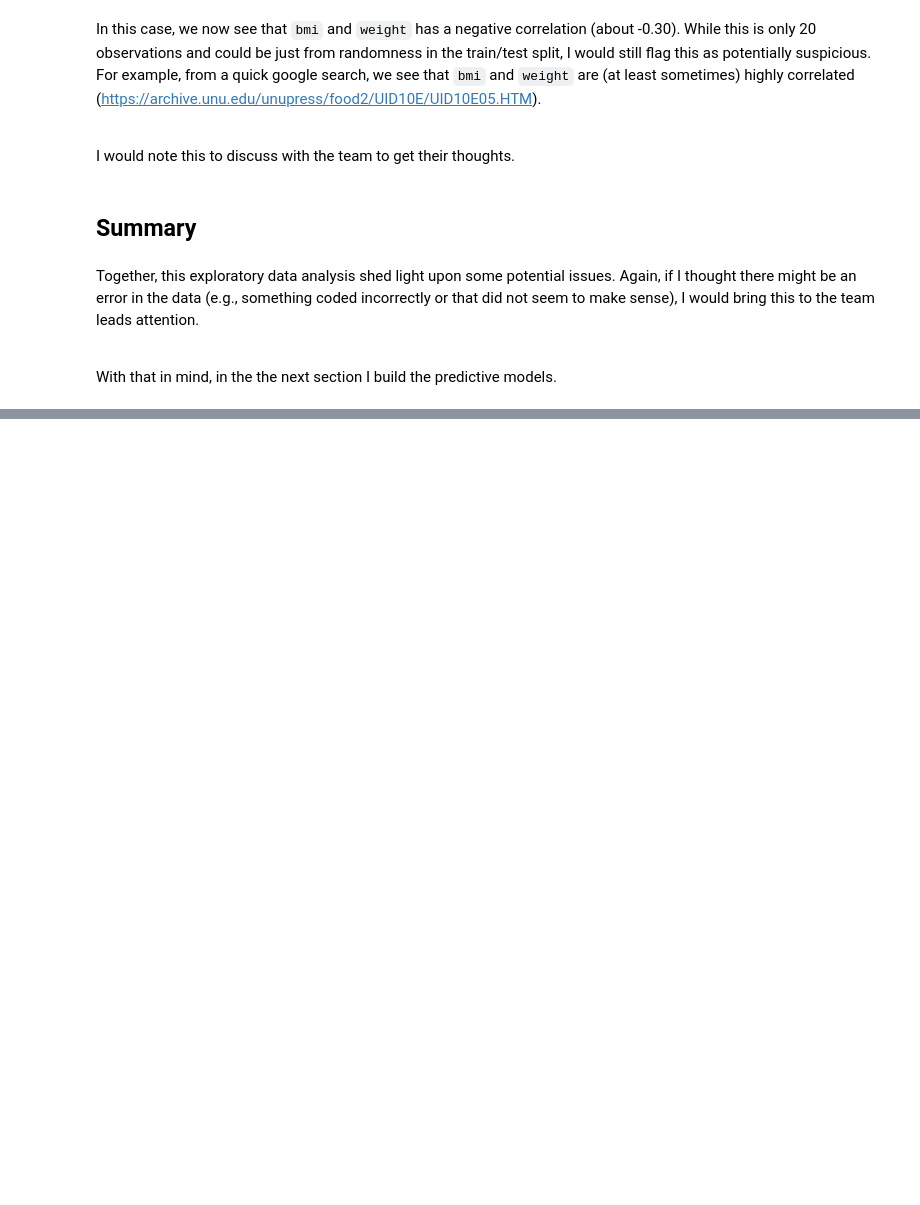
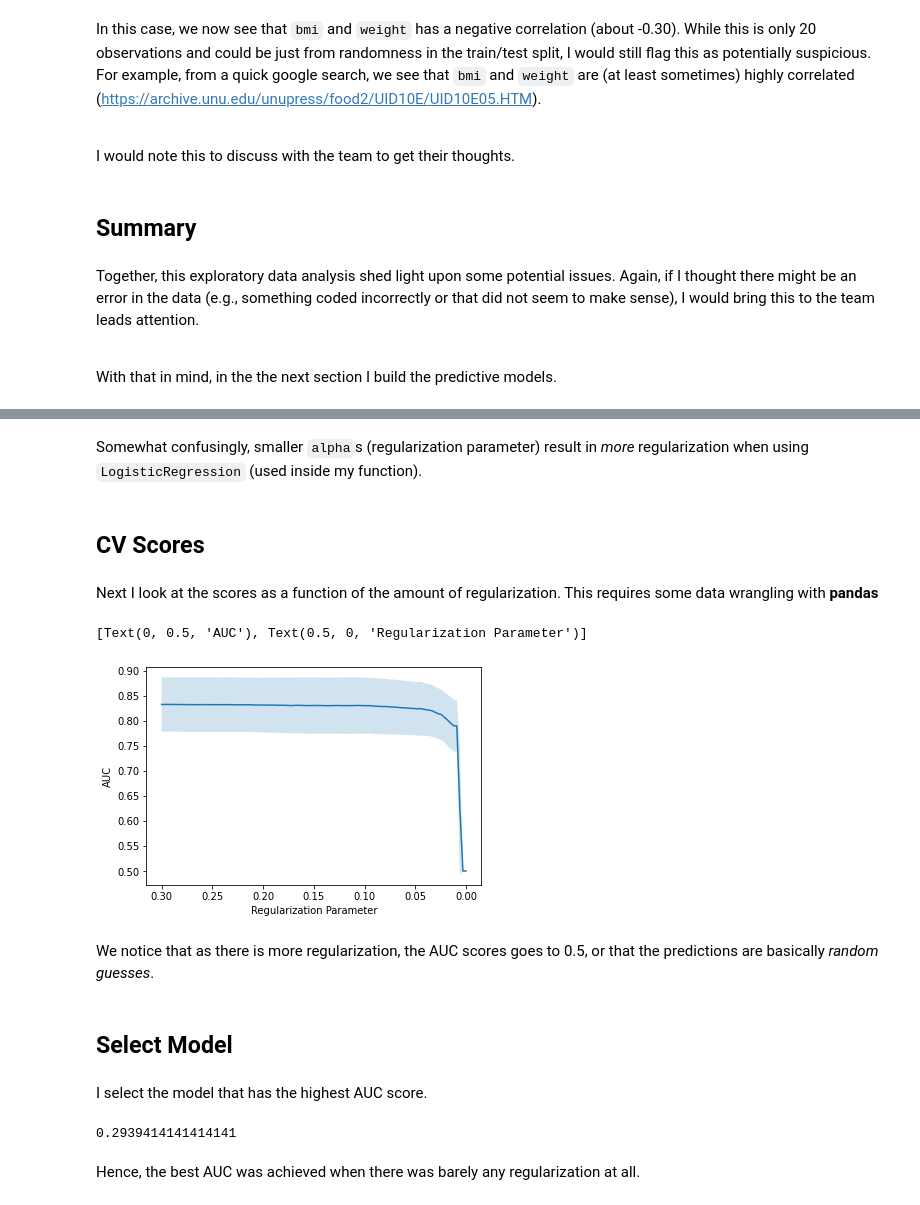
Before and after one commit to donaldRwilliams/notebook, a Jupyter notebook: notebook.ipynb, the cells around one changed output, grey strips where cells are left out. Cells and saved outputs as stored; diff of their text form; code cells hidden in the pictures; blank space fills up the shorter version.

```diff
--- a/notebook.ipynb
+++ b/notebook.ipynb
@@ -397,0 +347,44 @@ array([0.75151449, 0.17614   , 0.40551455, 0.03945275, 0.19615176,
+# %% [markdown]
+Somewhat confusingly, smaller `alpha`s (regularization parameter) result in *more* regularization when using `LogisticRegression` (used inside my function).
+# %% [markdown]
+## CV Scores
+# %% [markdown]
+Next I look at the scores as a function of the amount of regularization. This requires some data wrangling with **pandas**
+# %%
+scores = fit["cv_scores"]
+
+scores_summarized = pd.concat([scores.groupby('alpha_a').mean(),scores.groupby('alpha_a').std()], axis =1)
+
+scores_summarized.reset_index(inplace=True)
+
+scores_summarized.columns = ["alpha", "means", "stds"]
+
+plt = sns.lineplot(data=scores_summarized, x="alpha", y="means", ci='stds')
+plt.fill_between(scores_summarized.alpha,
+                 scores_summarized.means - scores_summarized.stds,
+                 scores_summarized.means + scores_summarized.stds, alpha=0.2)
+
+plt.invert_xaxis()
+
+plt.set(ylabel='AUC', xlabel='Regularization Parameter')
+# %% [output]
+[Text(0, 0.5, 'AUC'), Text(0.5, 0, 'Regularization Parameter')]
+[figure, added]
+# %% [markdown]
+We notice that as there is more regularization, the AUC scores goes to 0.5, or that the predictions are basically *random guesses*.
+# %% [markdown]
+## Select Model
+# %% [markdown]
+I select the model that has the highest AUC score.
+# %%
+#scores_summarized = scores_summarized.reset_index()
+
+max_auc = scores_summarized.loc[scores_summarized['means'].idxmax()]["index"]
+
+selected_alpha = fit["alpha"][int(max_auc)]
+
+selected_alpha
+# %% [output]
+0.2939414141414141
+# %% [markdown]
+Hence, the best AUC was achieved when there was barely any regularization at all.
```
Also changed, not shown: parts of 50 cells of this notebook.
